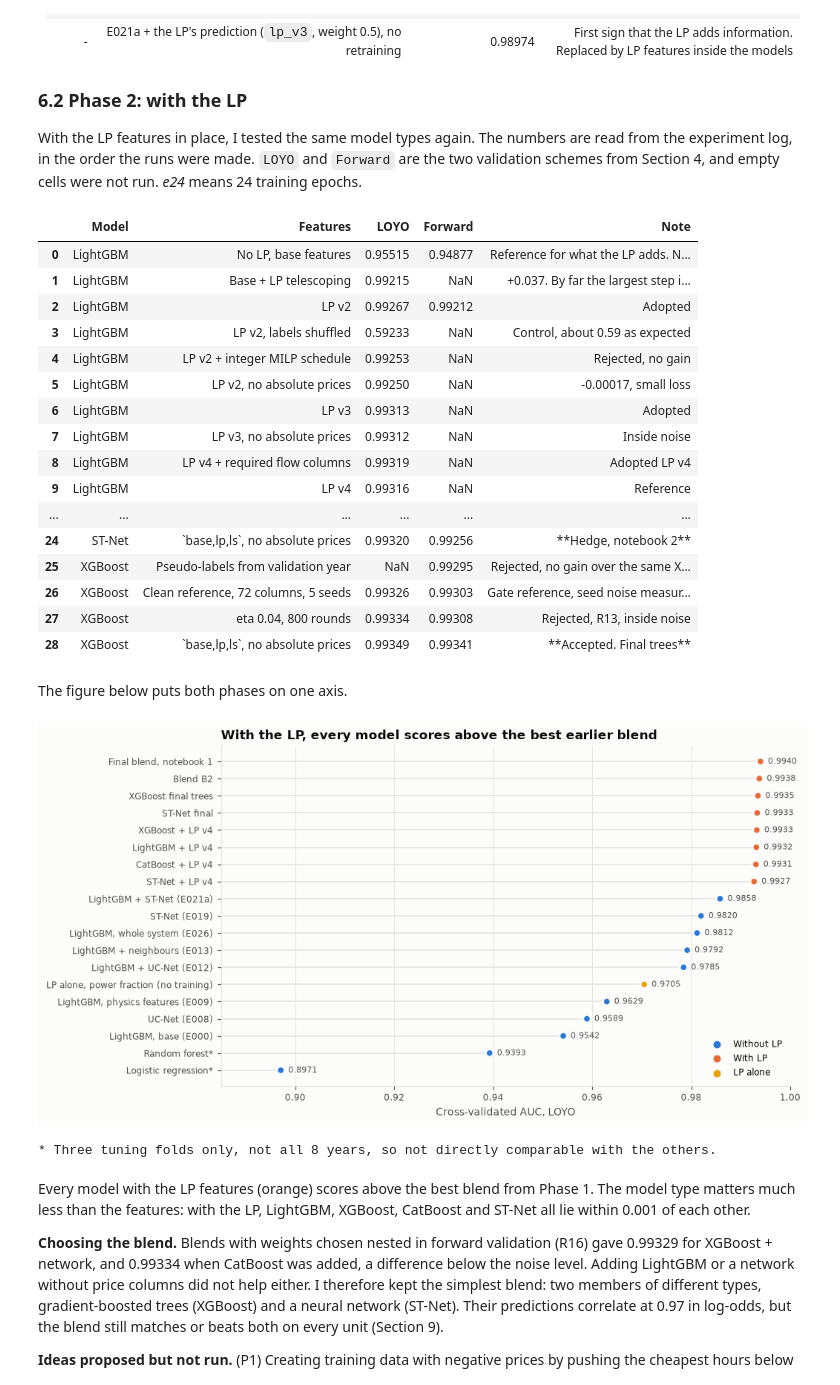
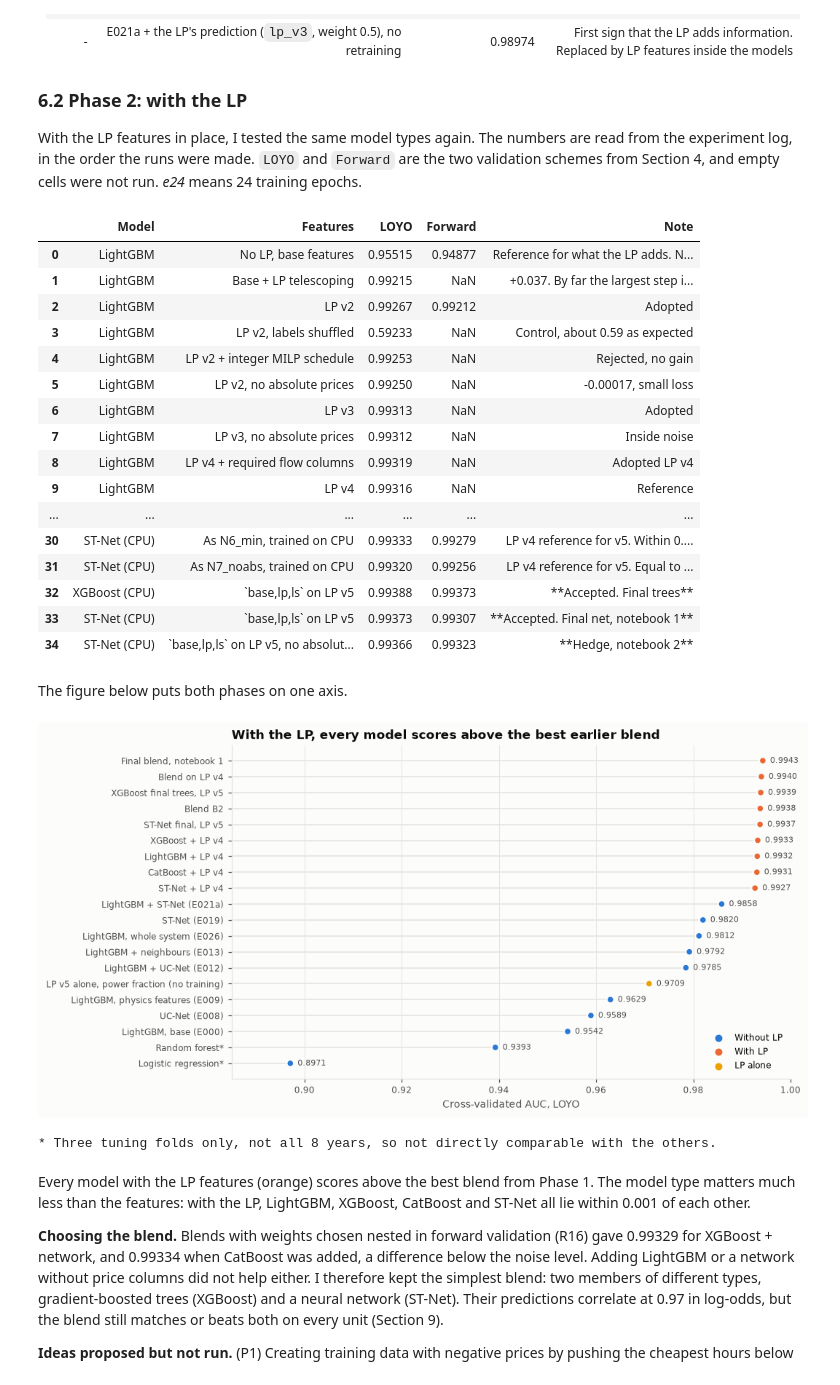
Before and after one commit to MartinNordli/Unit-Commitment-Problem, a Jupyter notebook: submission/Report.ipynb, the cells around one changed output. Drawn from its saved outputs; the diff is of its cells as text; code cells hidden in the pictures.

```diff
--- a/submission/Report.ipynb
+++ b/submission/Report.ipynb
@@ -496,12 +517,18 @@ DESC = [("L0_base", "L0_base_fwd", "LightGBM", "No LP, base features", "Referenc
     (None, "N11f_e16", "ST-Net", "e16", "Equal to e24 without prices. Not pursued"),
     (None, "N12f_d96", "ST-Net", "d=96 instead of 64", "Rejected, R15, 1/4 years"),
     ("N5_ls", "N5f_ls", "ST-Net", "Keep all + `ls_*`", "Gate fail, R19"),
-    ("N6_min", "N6f_min", "ST-Net", "`base,lp,ls`", "**Accepted. Final net, notebook 1**"),
-    ("N7_noabs", "N7f_noabs", "ST-Net", "`base,lp,ls`, no absolute prices", "**Hedge, notebook 2**"),
+    ("N6_min", "N6f_min", "ST-Net", "`base,lp,ls`", "Accepted. Final net on LP v4"),
+    ("N7_noabs", "N7f_noabs", "ST-Net", "`base,lp,ls`, no absolute prices", "Hedge on LP v4"),
     (None, "P1f_pseudo", "XGBoost", "Pseudo-labels from validation year", "Rejected, no gain over the same XGBoost without them (0.99297)"),
     ("XR_ref", "XR_ref_f", "XGBoost", "Clean reference, 72 columns, 5 seeds", "Gate reference, seed noise measured here"),
     ("XR_r800", "XR_r800_f", "XGBoost", "eta 0.04, 800 rounds", "Rejected, R13, inside noise"),
-    ("XR_ls", "XR_ls_f", "XGBoost", "`base,lp,ls`, no absolute prices", "**Accepted. Final trees**")]
+    ("XR_ls", "XR_ls_f", "XGBoost", "`base,lp,ls`, no absolute prices", "Accepted. Final trees on LP v4"),
+    ("XRc_ls", "XRc_ls_f", "XGBoost (CPU)", "As XR_ls, trained on CPU", "LP v4 reference for v5. Within 0.00002 of XR_ls"),
+    ("N6c_v4", "N6fc_v4", "ST-Net (CPU)", "As N6_min, trained on CPU", "LP v4 reference for v5. Within 0.00001 of N6_min"),
+    ("N7c_v4", "N7fc_v4", "ST-Net (CPU)", "As N7_noabs, trained on CPU", "LP v4 reference for v5. Equal to N7_noabs"),
+    ("XR5c_ls", "XR5c_ls_f", "XGBoost (CPU)", "`base,lp,ls` on LP v5", "**Accepted. Final trees**"),
+    ("N6c_v5", "N6fc_v5", "ST-Net (CPU)", "`base,lp,ls` on LP v5", "**Accepted. Final net, notebook 1**"),
+    ("N7c_v5", "N7fc_v5", "ST-Net (CPU)", "`base,lp,ls` on LP v5, no absolute prices", "**Hedge, notebook 2**")]
 tab = pd.DataFrame([dict(Model=m, Features=f, LOYO=rows[a]["oof_auc"] if a else np.nan, Forward=rows[b]["oof_auc"] if b else np.nan, Note=n) for a, b, m, f, n in DESC]).round(5); display(tab)
 # %% [output]
 |  | Model | Features | LOYO | Forward | Note |
@@ -516,23 +543,23 @@ tab = pd.DataFrame([dict(Model=m, Features=f, LOYO=rows[a]["oof_auc"] if a else
 | 8 | LightGBM | LP v4 + required flow columns | 0.99319 | NaN | Adopted LP v4 |
 | 9 | LightGBM | LP v4 | 0.99316 | NaN | Reference |
 | ... | ... | ... | ... | ... | ... |
-| 24 | ST-Net | `base,lp,ls`, no absolute prices | 0.99320 | 0.99256 | **Hedge, notebook 2** |
-| 25 | XGBoost | Pseudo-labels from validation year | NaN | 0.99295 | Rejected, no gain over the same X... |
-| 26 | XGBoost | Clean reference, 72 columns, 5 seeds | 0.99326 | 0.99303 | Gate reference, seed noise measur... |
-| 27 | XGBoost | eta 0.04, 800 rounds | 0.99334 | 0.99308 | Rejected, R13, inside noise |
-| 28 | XGBoost | `base,lp,ls`, no absolute prices | 0.99349 | 0.99341 | **Accepted. Final trees** |
+| 30 | ST-Net (CPU) | As N6_min, trained on CPU | 0.99333 | 0.99279 | LP v4 reference for v5. Within 0.... |
+| 31 | ST-Net (CPU) | As N7_noabs, trained on CPU | 0.99320 | 0.99256 | LP v4 reference for v5. Equal to ... |
+| 32 | XGBoost (CPU) | `base,lp,ls` on LP v5 | 0.99388 | 0.99373 | **Accepted. Final trees** |
+| 33 | ST-Net (CPU) | `base,lp,ls` on LP v5 | 0.99373 | 0.99307 | **Accepted. Final net, notebook 1** |
+| 34 | ST-Net (CPU) | `base,lp,ls` on LP v5, no absolut... | 0.99366 | 0.99323 | **Hedge, notebook 2** |
 # %% [markdown]
 The figure below puts both phases on one axis.
 # %%
-pts = [("Logistic regression*", .89708, 0), ("Random forest*", .93927, 0), ("LightGBM, base (E000)", .95415, 0), ("LP alone, power fraction (no training)", auc(Y, LPF[:N_TR]), 2), ("UC-Net (E008)", .95893, 0), ("LightGBM, physics features (E009)", .96295, 0), ("LightGBM + neighbours (E013)", .97919, 0), ("LightGBM, whole system (E026)", .98118, 0), ("ST-Net (E019)", .98199, 0), ("LightGBM + UC-Net (E012)", .97847, 0), ("LightGBM + ST-Net (E021a)", .98584, 0),
-    ("LightGBM + LP v4", rows["L8_v4"]["oof_auc"], 1), ("CatBoost + LP v4", rows["C1_v4_mf"]["oof_auc"], 1), ("XGBoost + LP v4", rows["XR_ref"]["oof_auc"], 1), ("ST-Net + LP v4", rows["N4_v4_scale"]["oof_auc"], 1), ("XGBoost final trees", rows["XR_ls"]["oof_auc"], 1), ("ST-Net final", rows["N6_min"]["oof_auc"], 1), ("Blend B2", rows["B2_gbdt3_nn2_nested"]["oof_auc"], 1), ("Final blend, notebook 1", auc(Y, B), 1)]
+pts = [("Logistic regression*", .89708, 0), ("Random forest*", .93927, 0), ("LightGBM, base (E000)", .95415, 0), ("LP v5 alone, power fraction (no training)", auc(Y, LPF[:N_TR]), 2), ("UC-Net (E008)", .95893, 0), ("LightGBM, physics features (E009)", .96295, 0), ("LightGBM + neighbours (E013)", .97919, 0), ("LightGBM, whole system (E026)", .98118, 0), ("ST-Net (E019)", .98199, 0), ("LightGBM + UC-Net (E012)", .97847, 0), ("LightGBM + ST-Net (E021a)", .98584, 0),
+    ("LightGBM + LP v4", rows["L8_v4"]["oof_auc"], 1), ("CatBoost + LP v4", rows["C1_v4_mf"]["oof_auc"], 1), ("XGBoost + LP v4", rows["XR_ref"]["oof_auc"], 1), ("ST-Net + LP v4", rows["N4_v4_scale"]["oof_auc"], 1), ("XGBoost final trees, LP v5", rows["XR5c_ls"]["oof_auc"], 1), ("ST-Net final, LP v5", rows["N6c_v5"]["oof_auc"], 1), ("Blend B2", rows["B2_gbdt3_nn2_nested"]["oof_auc"], 1), ("Blend on LP v4", auc(Y, B4), 1), ("Final blend, notebook 1", auc(Y, B), 1)]
 pts = sorted(pts, key=lambda p: p[1]); cols = [BLUE, ORANGE, YELLOW]; fig, ax = plt.subplots(figsize=(9, 5.4))
 ax.hlines(range(len(pts)), .88, [p[1] for p in pts], color=GRID, lw=1); ax.scatter([p[1] for p in pts], range(len(pts)), s=42, c=[cols[p[2]] for p in pts], zorder=3, edgecolors="#fcfcfb", linewidths=1.5); ax.set_yticks(range(len(pts)), [p[0] for p in pts]); ax.set_xlim(.885, 1.0); ax.set_xlabel("Cross-validated AUC, LOYO"); ax.grid(axis="y", visible=False); ax.set_title("With the LP, every model scores above the best earlier blend")
 for k, p in enumerate(pts): ax.text(p[1] + .0015, k, f"{p[1]:.4f}", va="center", fontsize=7.5, color=MUTED)
 for lab, col in (("Without LP", BLUE), ("With LP", ORANGE), ("LP alone", YELLOW)): ax.scatter([], [], s=30, c=col, label=lab)
 ax.legend(loc="lower right"); plt.show(); print("* Three tuning folds only, not all 8 years, so not directly comparable with the others.")
 # %% [output]
-[figure, old version]
+[figure, new version]
 * Three tuning folds only, not all 8 years, so not directly comparable with the others.
 # %% [markdown]
 Every model with the LP features (orange) scores above the best blend from Phase 1. The model type matters much less than the features: with the LP, LightGBM, XGBoost, CatBoost and ST-Net all lie within 0.001 of each other.
```
Also changed, not shown: parts of 34 cells of this notebook, 9 other files.
